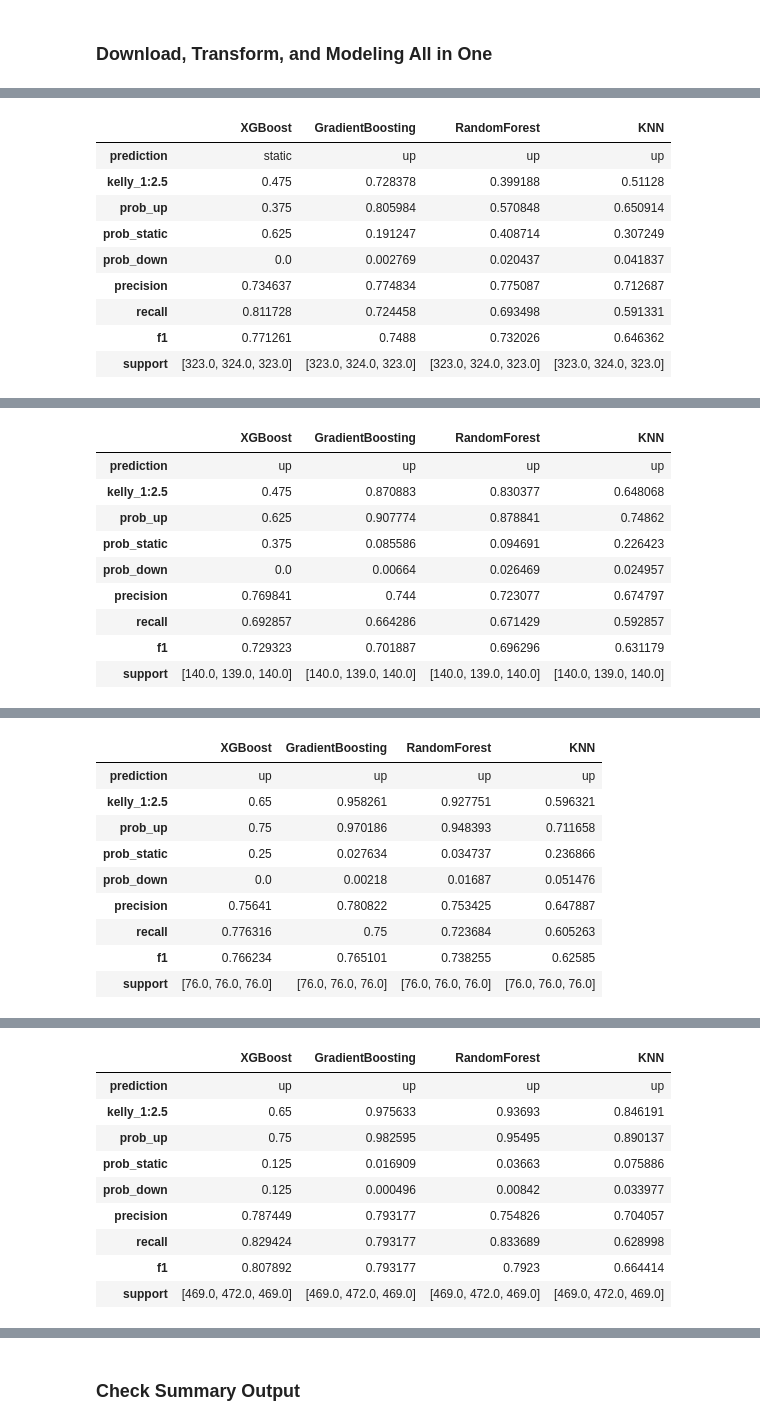
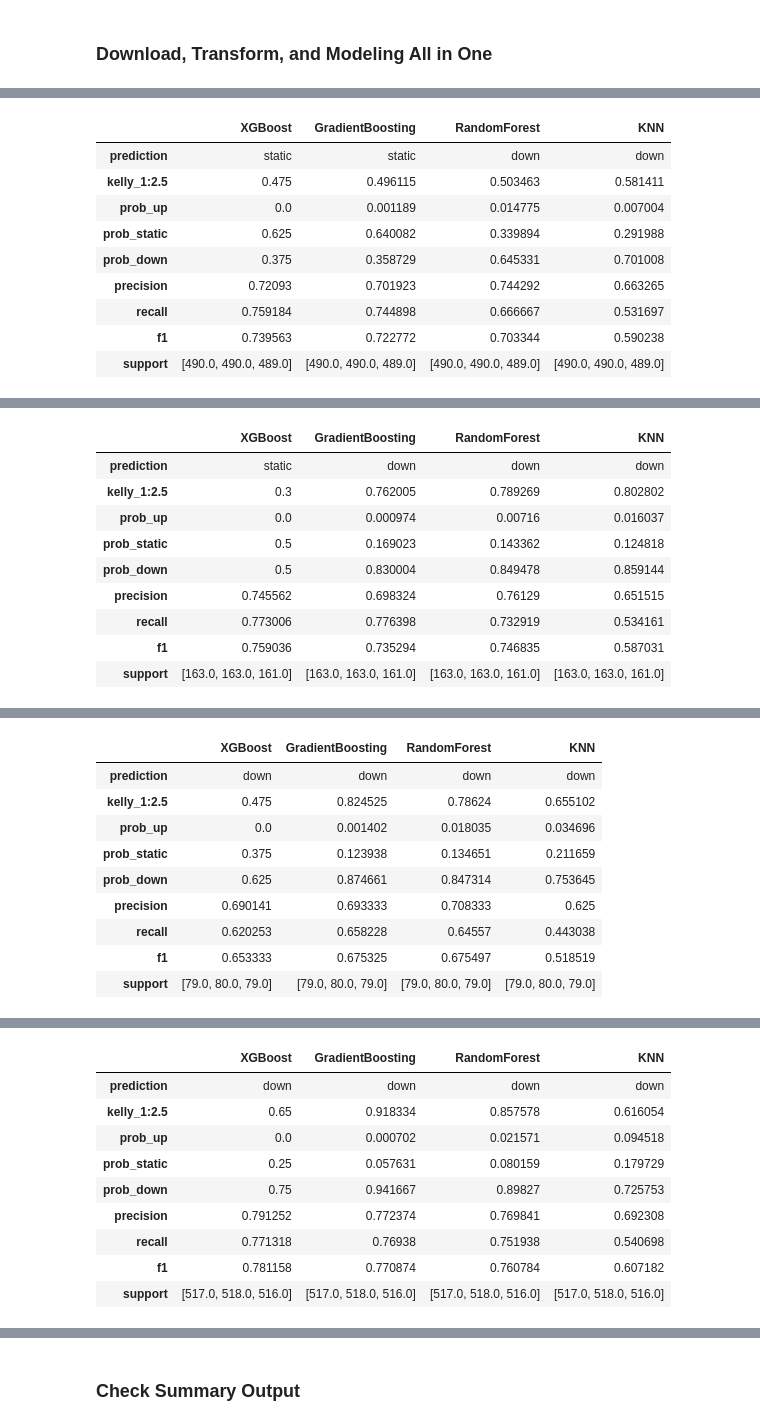
Before and after one commit to yuchild/stock_production, a Jupyter notebook: stock_next_time_frame_predictor.ipynb, the cells around one changed output, grey strips where cells are left out. Drawn from its saved outputs; the diff is of its cells as text; code cells hidden in the pictures.

```diff
--- a/stock_next_time_frame_predictor.ipynb
+++ b/stock_next_time_frame_predictor.ipynb
@@ -40,5 +40,5 @@ from src import functions as f
 # %% [markdown]
 ### Download, Transform, and Modeling All in One
 # %%
-f.predictions('mgm')
+f.predictions('amd')
 # %% [output]
@@ -46,10 +46,10 @@ MGM 5m Interval Timestamp: 2024-10-19 04:20:38
 |  | XGBoost | GradientBoosting | RandomForest | KNN |
-| prediction | static | up | up | up |
-| kelly_1:2.5 | 0.475 | 0.728378 | 0.399188 | 0.51128 |
-| prob_up | 0.375 | 0.805984 | 0.570848 | 0.650914 |
-| prob_static | 0.625 | 0.191247 | 0.408714 | 0.307249 |
-| prob_down | 0.0 | 0.002769 | 0.020437 | 0.041837 |
-| precision | 0.734637 | 0.774834 | 0.775087 | 0.712687 |
-| recall | 0.811728 | 0.724458 | 0.693498 | 0.591331 |
-| f1 | 0.771261 | 0.7488 | 0.732026 | 0.646362 |
-| support | [323.0, 324.0, 323.0] | [323.0, 324.0, 323.0] | [323.0, 324.0, 323.0] | [323.0, 324.0, 323.0] |
+| prediction | static | static | down | down |
+| kelly_1:2.5 | 0.475 | 0.496115 | 0.503463 | 0.581411 |
+| prob_up | 0.0 | 0.001189 | 0.014775 | 0.007004 |
+| prob_static | 0.625 | 0.640082 | 0.339894 | 0.291988 |
+| prob_down | 0.375 | 0.358729 | 0.645331 | 0.701008 |
+| precision | 0.72093 | 0.701923 | 0.744292 | 0.663265 |
+| recall | 0.759184 | 0.744898 | 0.666667 | 0.531697 |
+| f1 | 0.739563 | 0.722772 | 0.703344 | 0.590238 |
+| support | [490.0, 490.0, 489.0] | [490.0, 490.0, 489.0] | [490.0, 490.0, 489.0] | [490.0, 490.0, 489.0] |
@@ -57,10 +57,10 @@ MGM 15m Interval Timestamp: 2024-10-19 04:20:44
 |  | XGBoost | GradientBoosting | RandomForest | KNN |
-| prediction | up | up | up | up |
-| kelly_1:2.5 | 0.475 | 0.870883 | 0.830377 | 0.648068 |
-| prob_up | 0.625 | 0.907774 | 0.878841 | 0.74862 |
-| prob_static | 0.375 | 0.085586 | 0.094691 | 0.226423 |
-| prob_down | 0.0 | 0.00664 | 0.026469 | 0.024957 |
-| precision | 0.769841 | 0.744 | 0.723077 | 0.674797 |
-| recall | 0.692857 | 0.664286 | 0.671429 | 0.592857 |
-| f1 | 0.729323 | 0.701887 | 0.696296 | 0.631179 |
-| support | [140.0, 139.0, 140.0] | [140.0, 139.0, 140.0] | [140.0, 139.0, 140.0] | [140.0, 139.0, 140.0] |
+| prediction | static | down | down | down |
+| kelly_1:2.5 | 0.3 | 0.762005 | 0.789269 | 0.802802 |
+| prob_up | 0.0 | 0.000974 | 0.00716 | 0.016037 |
+| prob_static | 0.5 | 0.169023 | 0.143362 | 0.124818 |
+| prob_down | 0.5 | 0.830004 | 0.849478 | 0.859144 |
+| precision | 0.745562 | 0.698324 | 0.76129 | 0.651515 |
+| recall | 0.773006 | 0.776398 | 0.732919 | 0.534161 |
+| f1 | 0.759036 | 0.735294 | 0.746835 | 0.587031 |
+| support | [163.0, 163.0, 161.0] | [163.0, 163.0, 161.0] | [163.0, 163.0, 161.0] | [163.0, 163.0, 161.0] |
@@ -68,10 +68,10 @@ MGM 30m Interval Timestamp: 2024-10-19 04:20:48
 |  | XGBoost | GradientBoosting | RandomForest | KNN |
-| prediction | up | up | up | up |
-| kelly_1:2.5 | 0.65 | 0.958261 | 0.927751 | 0.596321 |
-| prob_up | 0.75 | 0.970186 | 0.948393 | 0.711658 |
-| prob_static | 0.25 | 0.027634 | 0.034737 | 0.236866 |
-| prob_down | 0.0 | 0.00218 | 0.01687 | 0.051476 |
-| precision | 0.75641 | 0.780822 | 0.753425 | 0.647887 |
-| recall | 0.776316 | 0.75 | 0.723684 | 0.605263 |
-| f1 | 0.766234 | 0.765101 | 0.738255 | 0.62585 |
-| support | [76.0, 76.0, 76.0] | [76.0, 76.0, 76.0] | [76.0, 76.0, 76.0] | [76.0, 76.0, 76.0] |
+| prediction | down | down | down | down |
+| kelly_1:2.5 | 0.475 | 0.824525 | 0.78624 | 0.655102 |
+| prob_up | 0.0 | 0.001402 | 0.018035 | 0.034696 |
+| prob_static | 0.375 | 0.123938 | 0.134651 | 0.211659 |
+| prob_down | 0.625 | 0.874661 | 0.847314 | 0.753645 |
+| precision | 0.690141 | 0.693333 | 0.708333 | 0.625 |
+| recall | 0.620253 | 0.658228 | 0.64557 | 0.443038 |
+| f1 | 0.653333 | 0.675325 | 0.675497 | 0.518519 |
+| support | [79.0, 80.0, 79.0] | [79.0, 80.0, 79.0] | [79.0, 80.0, 79.0] | [79.0, 80.0, 79.0] |
@@ -79,10 +79,10 @@ MGM 1h Interval Timestamp: 2024-10-19 04:20:50
 |  | XGBoost | GradientBoosting | RandomForest | KNN |
-| prediction | up | up | up | up |
-| kelly_1:2.5 | 0.65 | 0.975633 | 0.93693 | 0.846191 |
-| prob_up | 0.75 | 0.982595 | 0.95495 | 0.890137 |
-| prob_static | 0.125 | 0.016909 | 0.03663 | 0.075886 |
-| prob_down | 0.125 | 0.000496 | 0.00842 | 0.033977 |
-| precision | 0.787449 | 0.793177 | 0.754826 | 0.704057 |
-| recall | 0.829424 | 0.793177 | 0.833689 | 0.628998 |
-| f1 | 0.807892 | 0.793177 | 0.7923 | 0.664414 |
-| support | [469.0, 472.0, 469.0] | [469.0, 472.0, 469.0] | [469.0, 472.0, 469.0] | [469.0, 472.0, 469.0] |
+| prediction | down | down | down | down |
+| kelly_1:2.5 | 0.65 | 0.918334 | 0.857578 | 0.616054 |
+| prob_up | 0.0 | 0.000702 | 0.021571 | 0.094518 |
+| prob_static | 0.25 | 0.057631 | 0.080159 | 0.179729 |
+| prob_down | 0.75 | 0.941667 | 0.89827 | 0.725753 |
+| precision | 0.791252 | 0.772374 | 0.769841 | 0.692308 |
+| recall | 0.771318 | 0.76938 | 0.751938 | 0.540698 |
+| f1 | 0.781158 | 0.770874 | 0.760784 | 0.607182 |
+| support | [517.0, 518.0, 516.0] | [517.0, 518.0, 516.0] | [517.0, 518.0, 516.0] | [517.0, 518.0, 516.0] |
```
Also changed, not shown: parts of 1 cell of this notebook, 14 other files.
